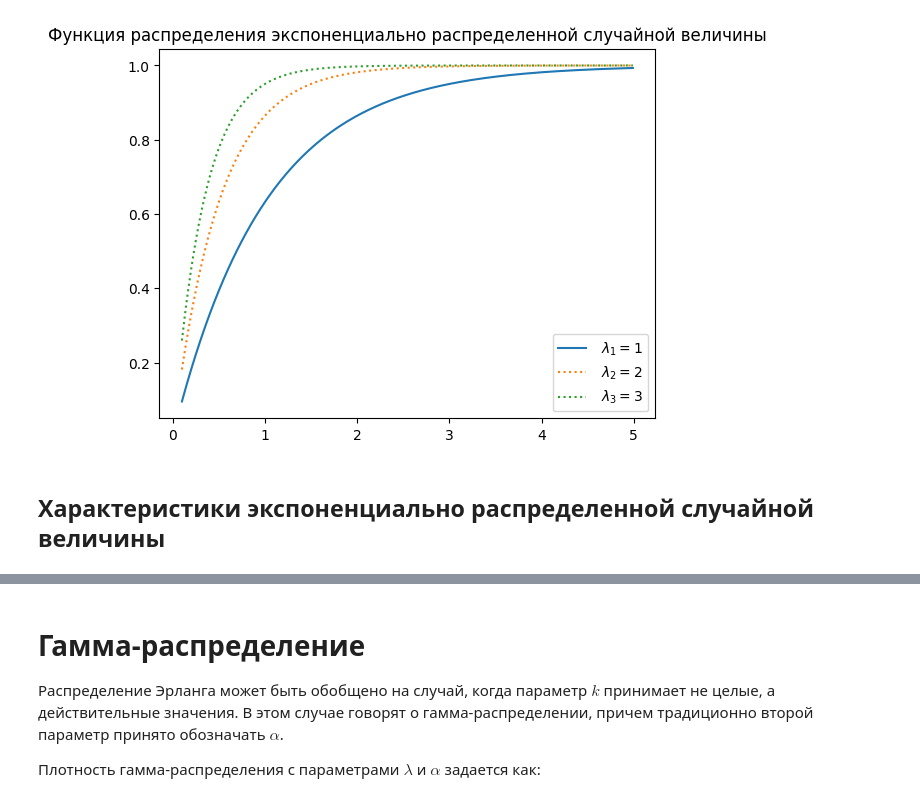
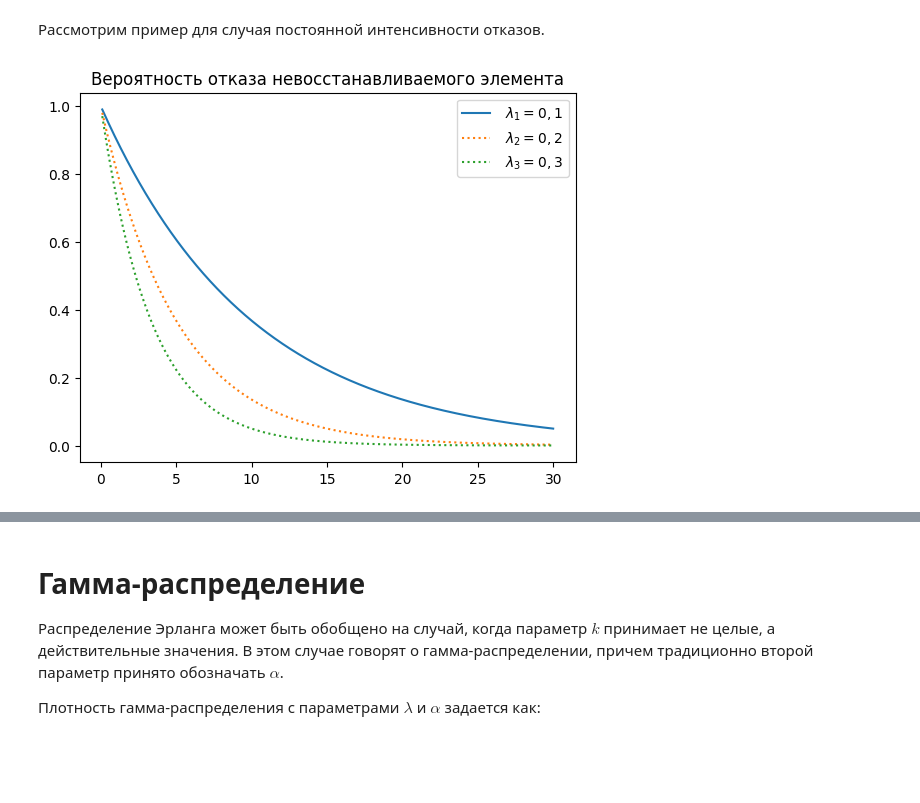
Before and after one commit to SergeyS1954/CLT, a Jupyter notebook: LW2.ipynb, the cells around one changed output, grey strips where cells are left out. Cells and saved outputs as stored; diff of their text form; code cells hidden in the pictures; blank space fills up the shorter version.

```diff
--- a/LW2.ipynb
+++ b/LW2.ipynb
@@ -27,19 +44,19 @@ $$
+# %% [markdown]
+Рассмотрим пример для  случая постоянной интенсивности отказов.
 # %%
 import matplotlib.pyplot as plt
 import numpy as np
 from scipy import stats
-lam = 1.0
-x = np.arange (0.1, 5.0, 0.01)
-y1 = stats.expon.cdf(x,0, 1/lam)
-y2 = stats.expon.cdf(x, 0, 1/(2*lam))
-y3 = stats.expon.cdf(x, 0, 1/(3*lam))
-plt.plot(x,y1, label = r" $\lambda_1 = 1$")
-plt.plot(x,y2, linestyle = ':', label = r" $\lambda_2 = 2$")
-plt.plot(x,y3, linestyle = ':', label = r" $\lambda_3 = 3$")
+lam = 0.1
+x = np.arange (0.1, 30.0, 0.01)
+y1 = np.exp(-lam*x)
+y2 = np.exp(-2*lam*x)
+y3 = np.exp(-3*lam*x)
+plt.plot(x,y1, label = r" $\lambda_1 = 0,1$")
+plt.plot(x,y2, linestyle = ':', label = r" $\lambda_2 = 0,2$")
+plt.plot(x,y3, linestyle = ':', label = r" $\lambda_3 = 0,3$")
 plt.legend()
-plt.title('Функция распределения экспоненциально распределенной случайной величины')
+plt.title('Вероятность отказа невосстанавливаемого элемента')
 plt.show()
 # %% [output]
-[figure, old version]
+[figure, new version]
-# %% [markdown]
-## Характеристики экспоненциально распределенной случайной величины
```
Also changed, not shown: parts of 21 cells of this notebook.
